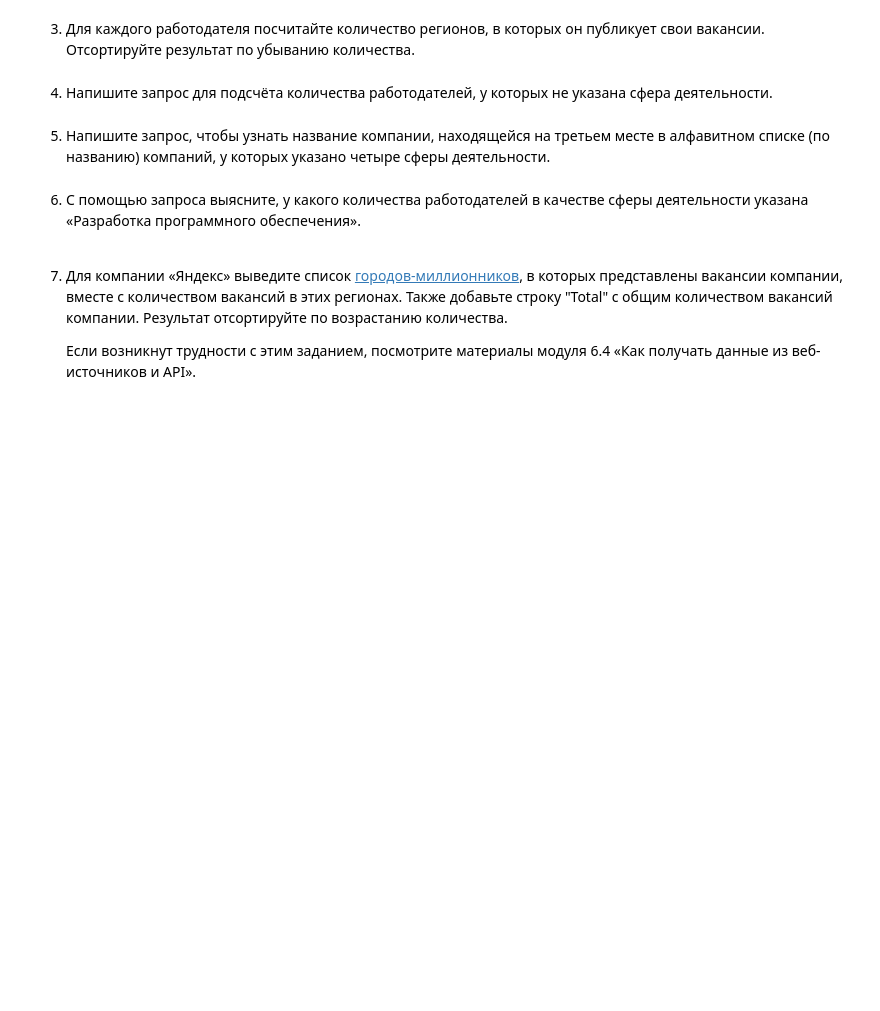
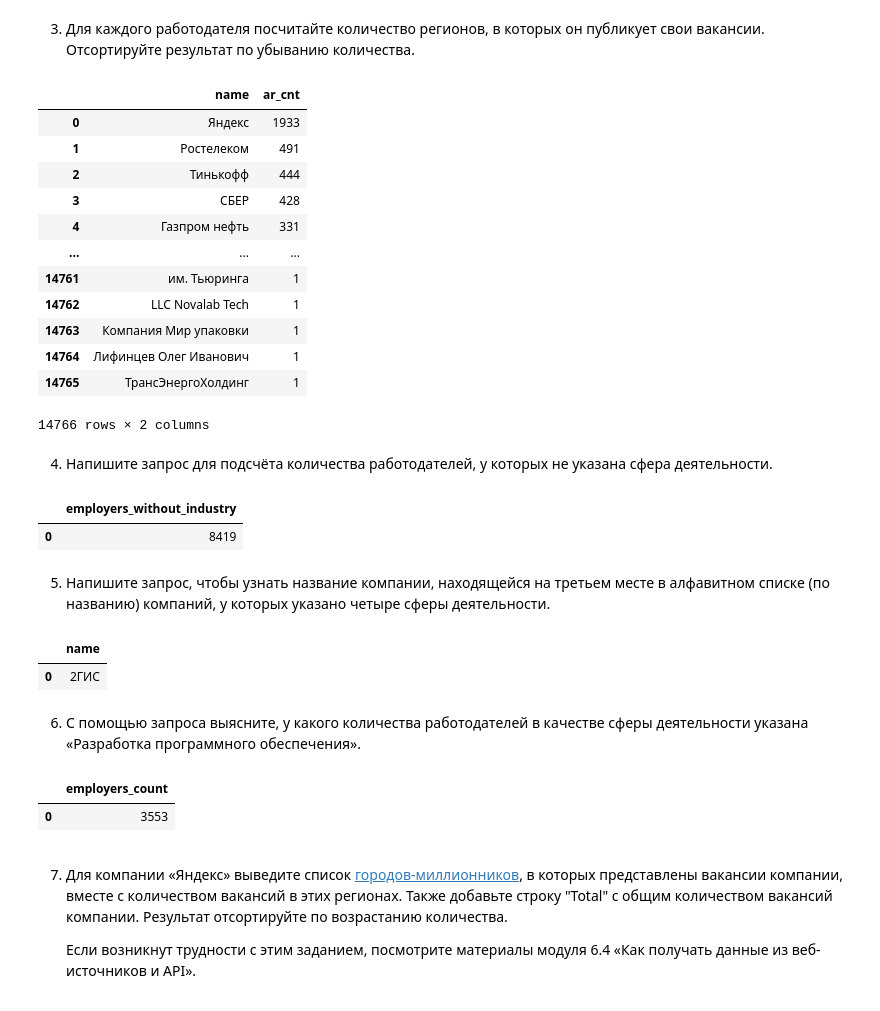
Before and after one commit to k0rsair/sql_skill_factory, a Jupyter notebook: Project_SQL_Ноутбук_шаблон.ipynb, the cells around one changed output. Saved outputs shown, nothing was run; the diff lists cells and outputs as text; code cells hidden in the pictures; blank space fills up the shorter version.

```diff
--- a/Project_SQL_Ноутбук_шаблон.ipynb
+++ b/Project_SQL_Ноутбук_шаблон.ipynb
@@ -267,8 +267,35 @@ get(query_5_2)
 3. Для каждого работодателя посчитайте количество регионов, в которых он публикует свои вакансии. Отсортируйте результат по убыванию количества.
 # %%
 # текст запроса
+# текст запроса
+
+query_5_3 = f'''select emp.name,
+                count(ar.*) as ar_cnt
+                from vacancies vac
+                left join areas ar
+                on ar.id = vac.area_id
+                left join employers emp
+                on vac.employer_id = emp.id
+                group by emp.name
+                order by ar_cnt desc
+'''
 # %%
 # результат запроса
+get(query_5_3)
+# %% [output]
+|  | name | ar_cnt |
+| 0 | Яндекс | 1933 |
+| 1 | Ростелеком | 491 |
+| 2 | Тинькофф | 444 |
+| 3 | СБЕР | 428 |
+| 4 | Газпром нефть | 331 |
+| ... | ... | ... |
+| 14761 | им. Тьюринга | 1 |
+| 14762 | LLC Novalab Tech | 1 |
+| 14763 | Компания Мир упаковки | 1 |
+| 14764 | Лифинцев Олег Иванович | 1 |
+| 14765 | ТрансЭнергоХолдинг | 1 |
+14766 rows × 2 columns
 # %% [markdown]
 4. Напишите запрос для подсчёта количества работодателей, у которых не указана сфера деятельности.
 # %%
@@ -276,5 +310,9 @@ get(query_5_2)
 # %%
 # результат запроса
+get(query_5_4)
+# %% [output]
+|  | employers_without_industry |
+| 0 | 8419 |
 # %% [markdown]
 5. Напишите запрос, чтобы узнать название компании, находящейся на третьем месте в алфавитном списке (по названию) компаний, у которых указано четыре сферы деятельности.
 # %%
@@ -282,5 +329,9 @@ get(query_5_2)
 # %%
 # результат запроса
+get(query_5_5)
+# %% [output]
+|  | name |
+| 0 | 2ГИС |
 # %% [markdown]
 6. С помощью запроса выясните, у какого количества работодателей в качестве сферы деятельности указана «Разработка программного обеспечения».
 # %%
@@ -288,5 +346,9 @@ get(query_5_2)
 # %%
 # результат запроса
+get(query_5_6)
+# %% [output]
+|  | employers_count |
+| 0 | 3553 |
 # %% [markdown]
 7. Для компании «Яндекс» выведите список [городов-миллионников](https://ru.wikipedia.org/wiki/%D0%93%D0%BE%D1%80%D0%BE%D0%B4%D0%B0-%D0%BC%D0%B8%D0%BB%D0%BB%D0%B8%D0%BE%D0%BD%D0%B5%D1%80%D1%8B_%D0%A0%D0%BE%D1%81%D1%81%D0%B8%D0%B8), в которых представлены вакансии компании, вместе с количеством вакансий в этих регионах. Также добавьте строку "Total" с общим количеством вакансий компании. Результат отсортируйте по возрастанию количества.
 
```
Also changed, not shown: parts of 6 cells of this notebook.
